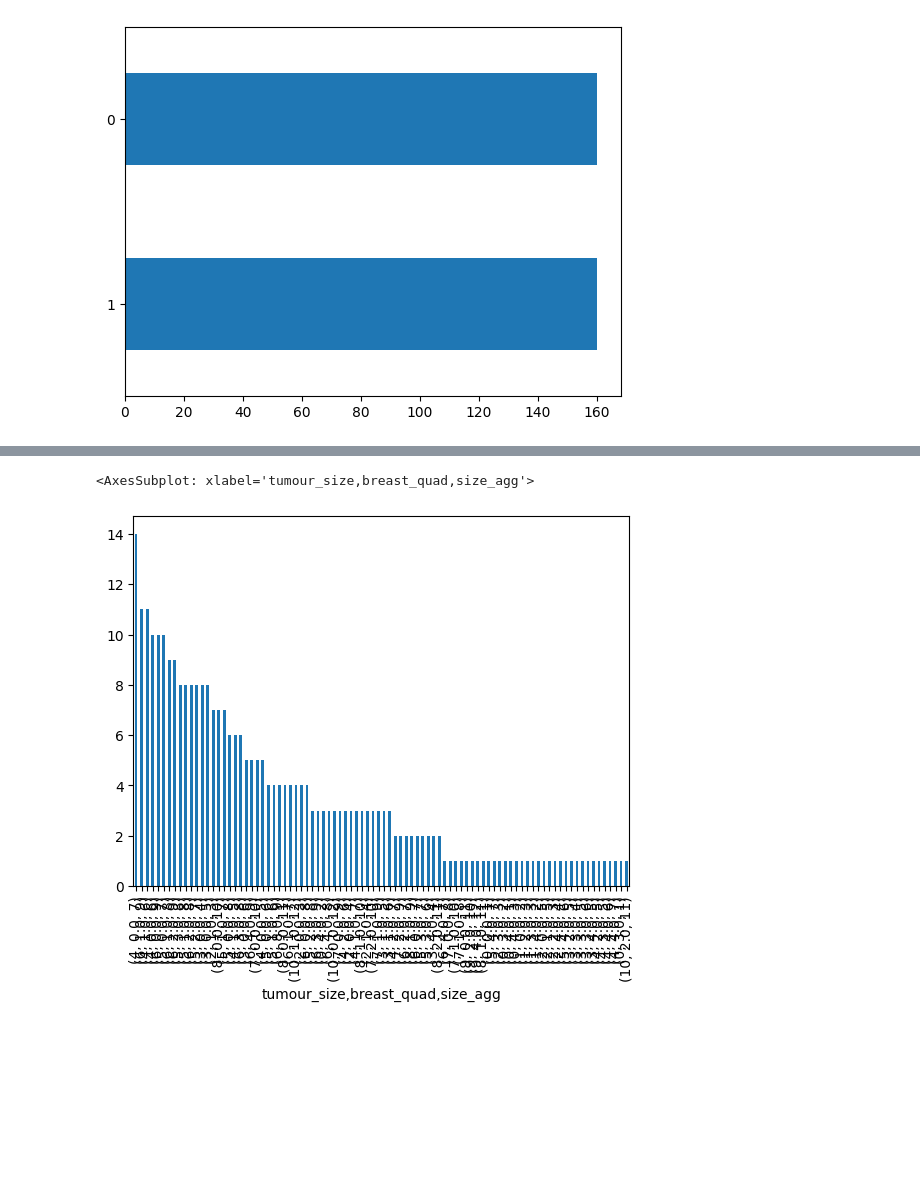
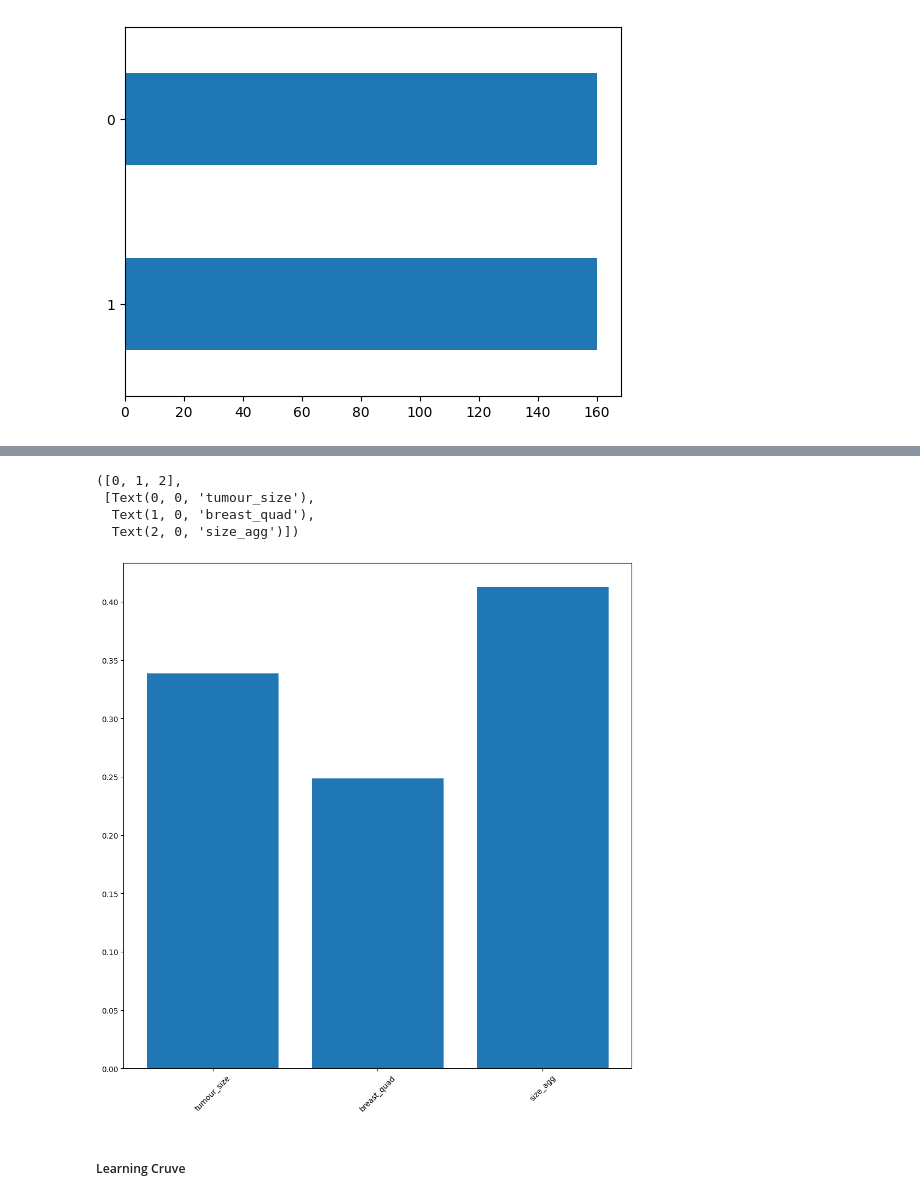
Before and after one commit to daniocionini/Prediction-Model-Breast-Cancer-Recurrence, a Jupyter notebook: only_model_eval.ipynb, the cells around one changed output, grey strips where cells are left out. Cells and saved outputs as stored; diff of their text form; code cells hidden in the pictures; blank space fills up the shorter version.

```diff
--- a/only_model_eval.ipynb
+++ b/only_model_eval.ipynb
@@ -115,9 +174,18 @@ class_.plot.bar()
-# %%
-class_ = X_resampled.value_counts()
-class_.plot.bar()
-# %% [output]
-<AxesSubplot: xlabel='tumour_size,breast_quad,size_agg'>
-[figure, removed]
+# %%
+clf = RandomForestClassifier()
+clf.fit(X_train,y_train)
+
+plt.figure(figsize=(12,12))
+plt.bar(X_train.columns, clf.feature_importances_)
+plt.xticks(rotation=45)
+# %% [output]
+([0, 1, 2],
+ [Text(0, 0, 'tumour_size'),
+  Text(1, 0, 'breast_quad'),
+  Text(2, 0, 'size_agg')])
+[figure, added]
+# %% [markdown]
+##### Learning Cruve
 # %%
 from sklearn.model_selection import learning_curve
 
```
Also changed, not shown: parts of 16 cells of this notebook, 2 other files.
